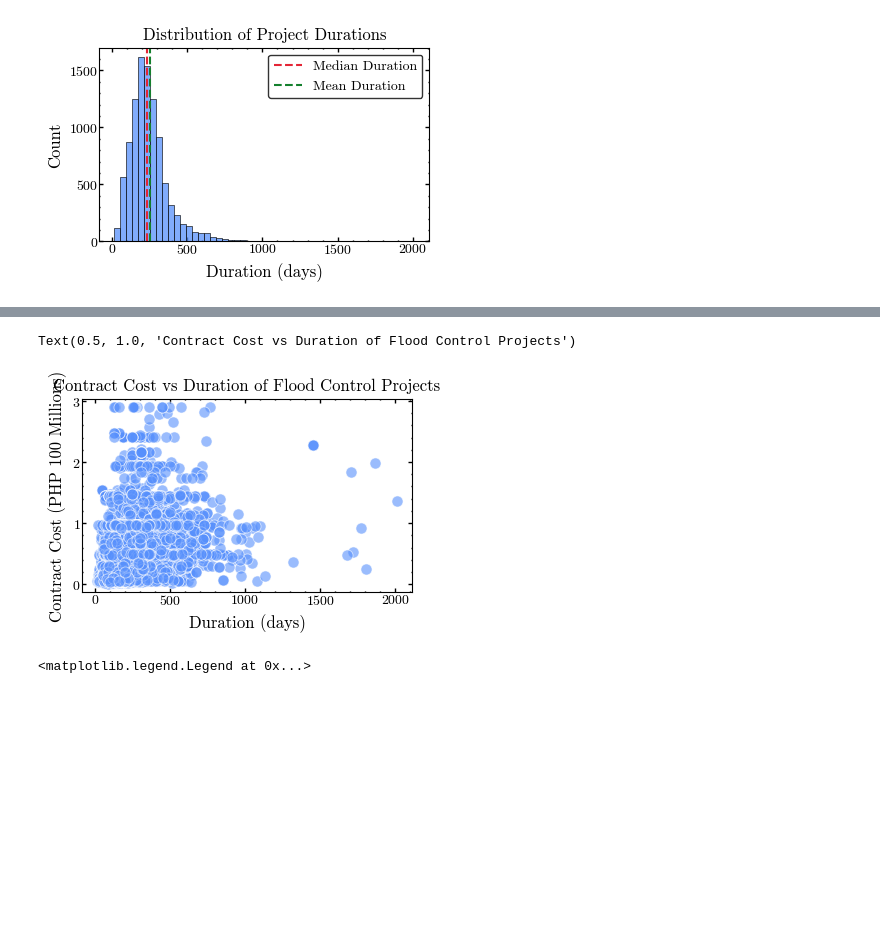
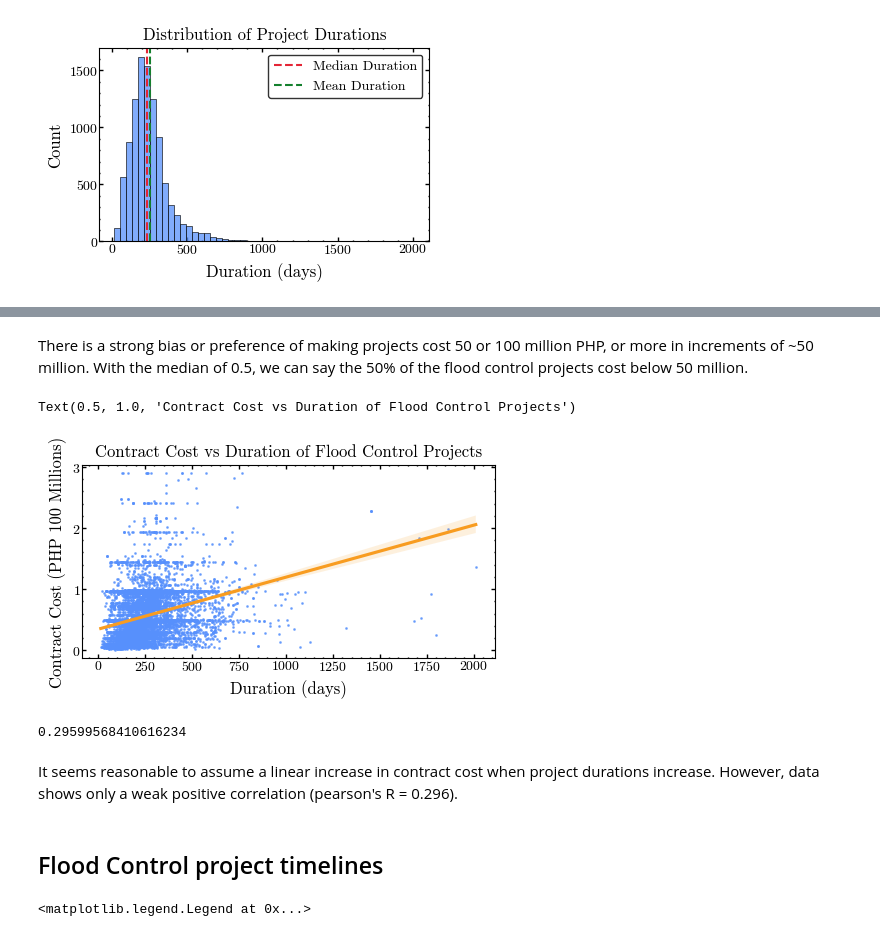
Before and after one commit to iragca/DS413-final-project, a Jupyter notebook: notebooks/dwph-projects-eda.ipynb, the cells around one changed output, grey strips where cells are left out. Saved outputs shown, nothing was run; the diff lists cells and outputs as text; code cells hidden in the pictures; blank space fills up the shorter version.

```diff
--- a/notebooks/dwph-projects-eda.ipynb
+++ b/notebooks/dwph-projects-eda.ipynb
@@ -107,17 +240,32 @@ ax.legend()
+# %% [markdown]
+There is a strong bias or preference of making projects cost 50 or 100 million PHP, or more in increments of ~50 million. With the median of 0.5, we can say the 50% of the flood control projects cost below 50 million.
 # %%
-sns.scatterplot(
+plt.figure(figsize=(5, 2.5))
+sns.regplot(
     data=formatted_data.to_pandas(),
     x="DurationDays",
     y="ContractCost",
     color=Color.BLUE.value,
-    alpha=0.6
+    scatter_kws={"alpha":0.7, "s":1},
+    line_kws={"color":Color.ORANGE.value}
 )
 plt.xlabel("Duration (days)")
 plt.ylabel("Contract Cost (PHP 100 Millions)")
 plt.title("Contract Cost vs Duration of Flood Control Projects")
 # %% [output]
 Text(0.5, 1.0, 'Contract Cost vs Duration of Flood Control Projects')
-[figure, old version]
+[figure, new version]
+# %%
+np.corrcoef(
+    formatted_data["DurationDays"].to_numpy(),
+    formatted_data["ContractCost"].to_numpy()
+    )[0, 1].item()
+# %% [output]
+0.29599568410616234
+# %% [markdown]
+It seems reasonable to assume a linear increase in contract cost when project durations increase. However, data shows only a weak positive correlation (pearson's R = 0.296).
+# %% [markdown]
+## Flood Control project timelines
 # %%
 fig, ax = plt.subplots(figsize=(6, 8))
 
```
Also changed, not shown: parts of 23 cells of this notebook, 1 other file.
